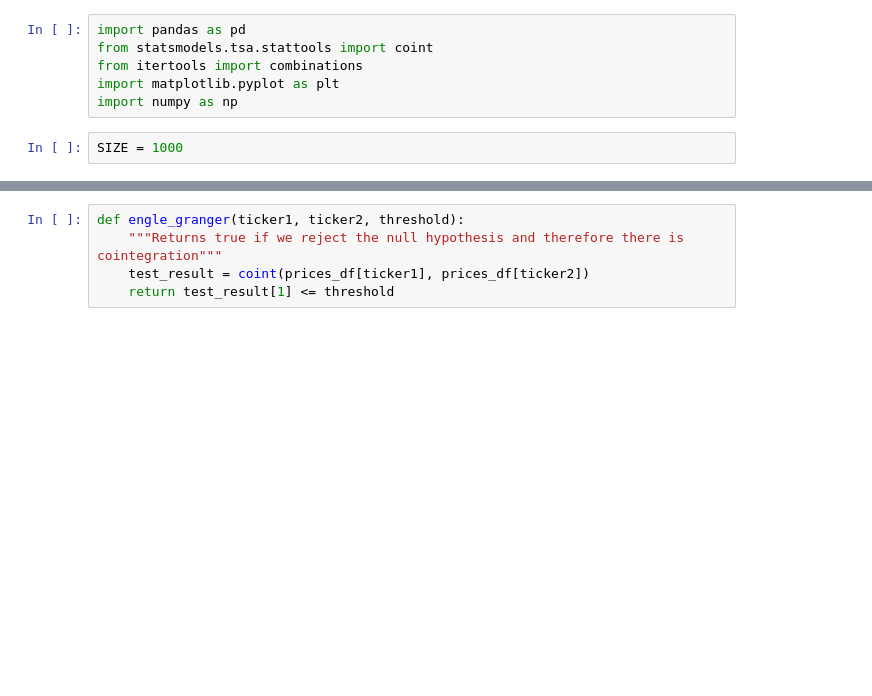
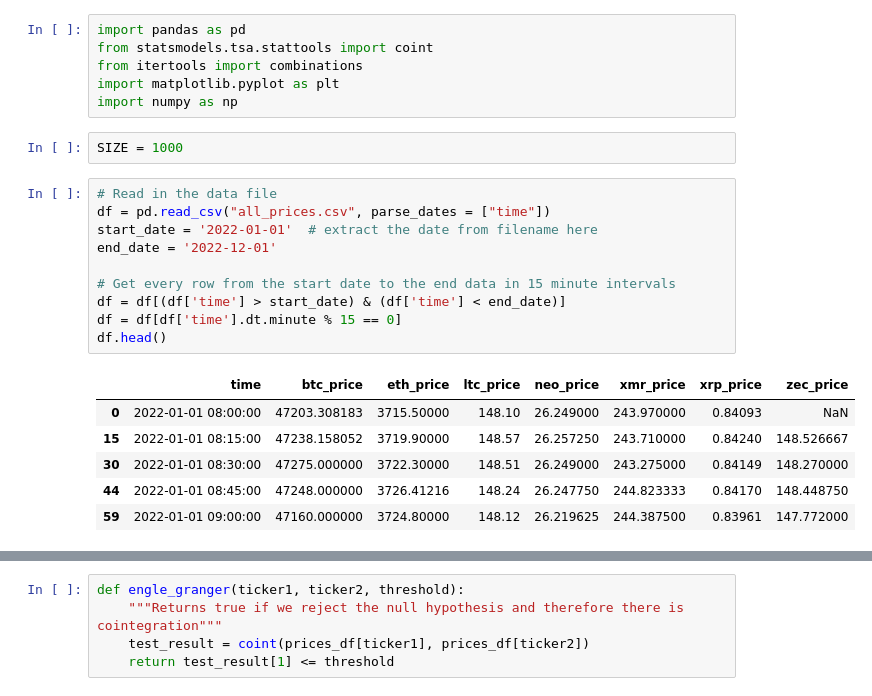
Before and after one commit to BabyChouSr/crypto-pairs-trading, a Jupyter notebook: detect_cointegrated_pairs.ipynb, the cells around one changed output, grey strips where cells are left out. Drawn from its saved outputs; the diff is of its cells as text; blank space fills up the shorter version.

```diff
--- a/detect_cointegrated_pairs.ipynb
+++ b/detect_cointegrated_pairs.ipynb
@@ -6,3 +6,20 @@ import matplotlib.pyplot as plt
 import numpy as np
 # %%
 SIZE = 1000
+# %%
+# Read in the data file
+df = pd.read_csv("all_prices.csv", parse_dates = ["time"])
+start_date = '2022-01-01'  # extract the date from filename here
+end_date = '2022-12-01'
+
+# Get every row from the start date to the end data in 15 minute intervals
+df = df[(df['time'] > start_date) & (df['time'] < end_date)]
+df = df[df['time'].dt.minute % 15 == 0]
+df.head()
+# %% [output]
+|  | time | btc_price | eth_price | ltc_price | neo_price | xmr_price | xrp_price | zec_price |
+| 0 | 2022-01-01 08:00:00 | 47203.308183 | 3715.50000 | 148.10 | 26.249000 | 243.970000 | 0.84093 | NaN |
+| 15 | 2022-01-01 08:15:00 | 47238.158052 | 3719.90000 | 148.57 | 26.257250 | 243.710000 | 0.84240 | 148.526667 |
+| 30 | 2022-01-01 08:30:00 | 47275.000000 | 3722.30000 | 148.51 | 26.249000 | 243.275000 | 0.84149 | 148.270000 |
+| 44 | 2022-01-01 08:45:00 | 47248.000000 | 3726.41216 | 148.24 | 26.247750 | 244.823333 | 0.84170 | 148.448750 |
+| 59 | 2022-01-01 09:00:00 | 47160.000000 | 3724.80000 | 148.12 | 26.219625 | 244.387500 | 0.83961 | 147.772000 |
```
Also changed, not shown: parts of 5 cells of this notebook.
